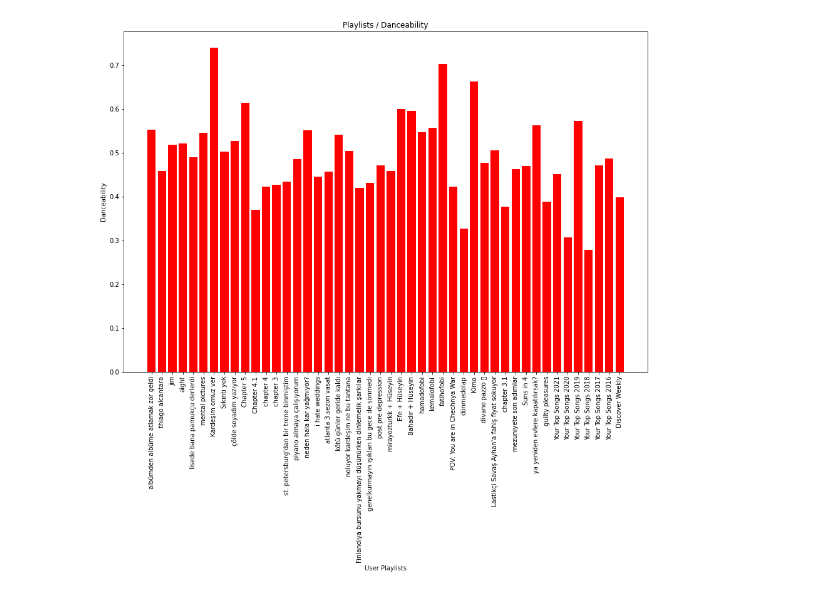
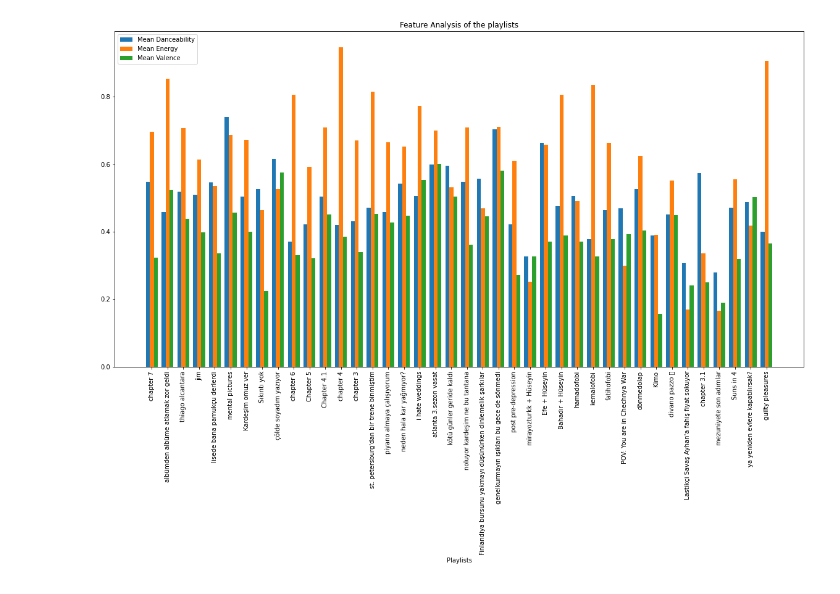
Before and after one commit to huseyinhamad/SpoTI, a Jupyter notebook: analysis/analysis.ipynb, the cells around one changed output. Drawn from its saved outputs; the diff is of its cells as text; code cells hidden in the pictures.

```diff
--- a/analysis/analysis.ipynb
+++ b/analysis/analysis.ipynb
@@ -3,8 +4,9 @@ import pandas as pd
 import matplotlib.pyplot as plt
 # %%
 df = pd.read_csv("../data/trackFeatures.csv")
-df.insert(loc=0, column='Playlist Name', value=df['playlistName'])
-df.insert(loc=1, column='Track Name', value=df['trackName'])
-df = df.drop(columns=['Unnamed: 0','trackName', 'playlistName'])
+df.insert(loc=0, column='playlist name', value=df['playlistName'])
+df.insert(loc=1, column='name', value=df['trackName'])
+df.insert(loc=2, column='artist', value=df['trackArtist'])
+df = df.drop(columns=['Unnamed: 0','trackName', 'trackArtist', 'playlistName'])
 df
 # %% [output]
@@ -24,14 +26,19 @@ df
 # %%
-fig = plt.figure(figsize = (15, 10))
-playlists = df['Playlist Name'].unique()
-means = df.groupby('Playlist Name').mean()
-plt.bar(playlists, means['danceability'], color ='red')
+fig = plt.figure(figsize = (20, 10))
+playlists = df['playlist name'].unique()
+means = df.groupby('playlist name').mean()
 
-plt.xlabel("User Playlists")
-plt.xticks(rotation=90)
-plt.ylabel("Danceability")
-plt.title("Playlists / Danceability")
-plt.savefig("danceability.png")
+ind = np.arange(len(playlists))
+width = 0.25
+plt.bar(ind - width, means['danceability'], width, label = 'Mean Danceability')
+plt.bar(ind, means['energy'], width, label = 'Mean Energy')
+plt.bar(ind + width, means['valence'], width, label = 'Mean Valence')
+
+plt.xticks(ind, playlists)
+plt.xlabel("Playlists")
+plt.xticks(rotation = 90)
+plt.title("Feature Analysis of the playlists")
+plt.legend()
 plt.show()
 # %% [output]
-[figure, old version]
+[figure, new version]
```
Also changed, not shown: parts of 2 cells of this notebook, 4 other files.
